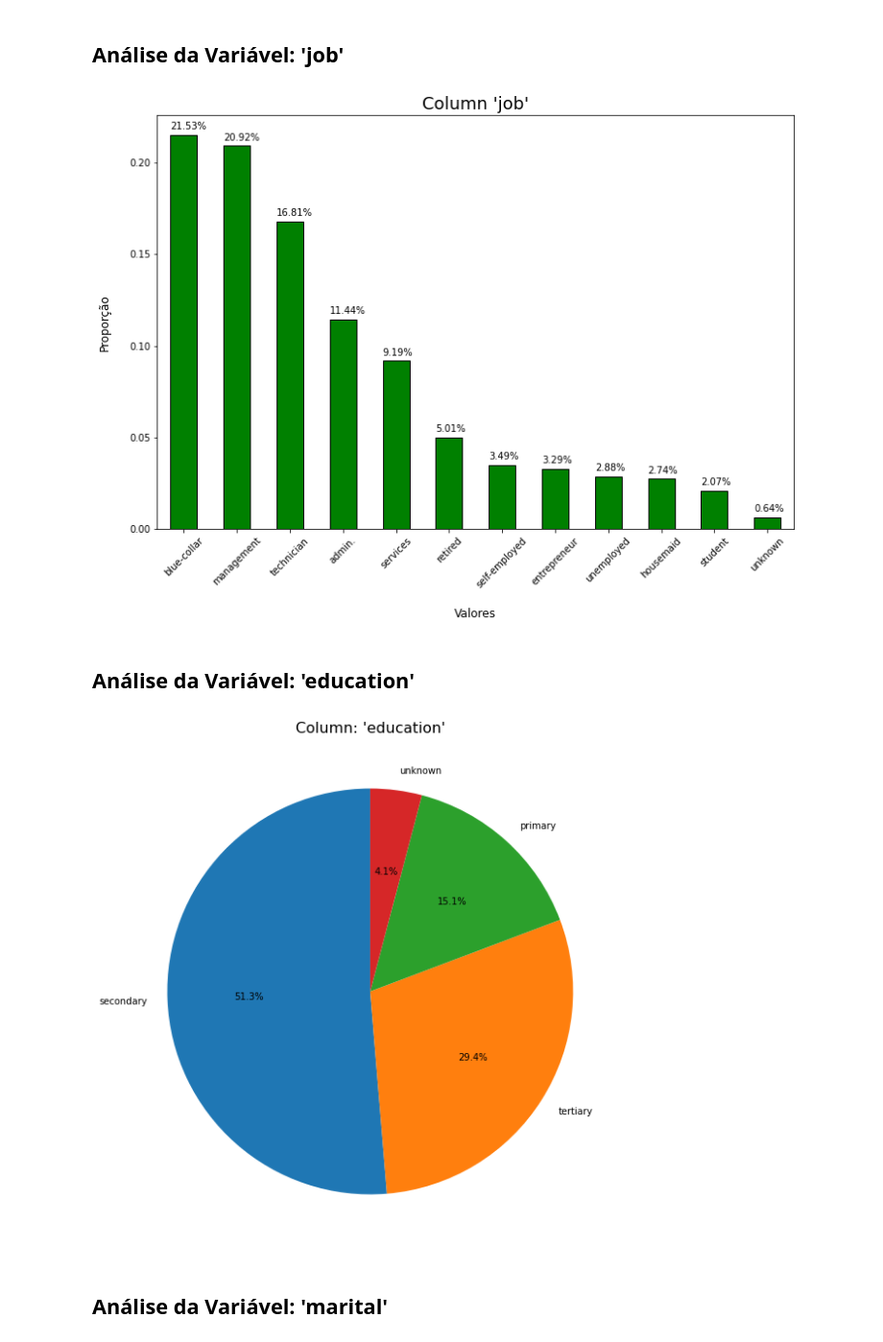
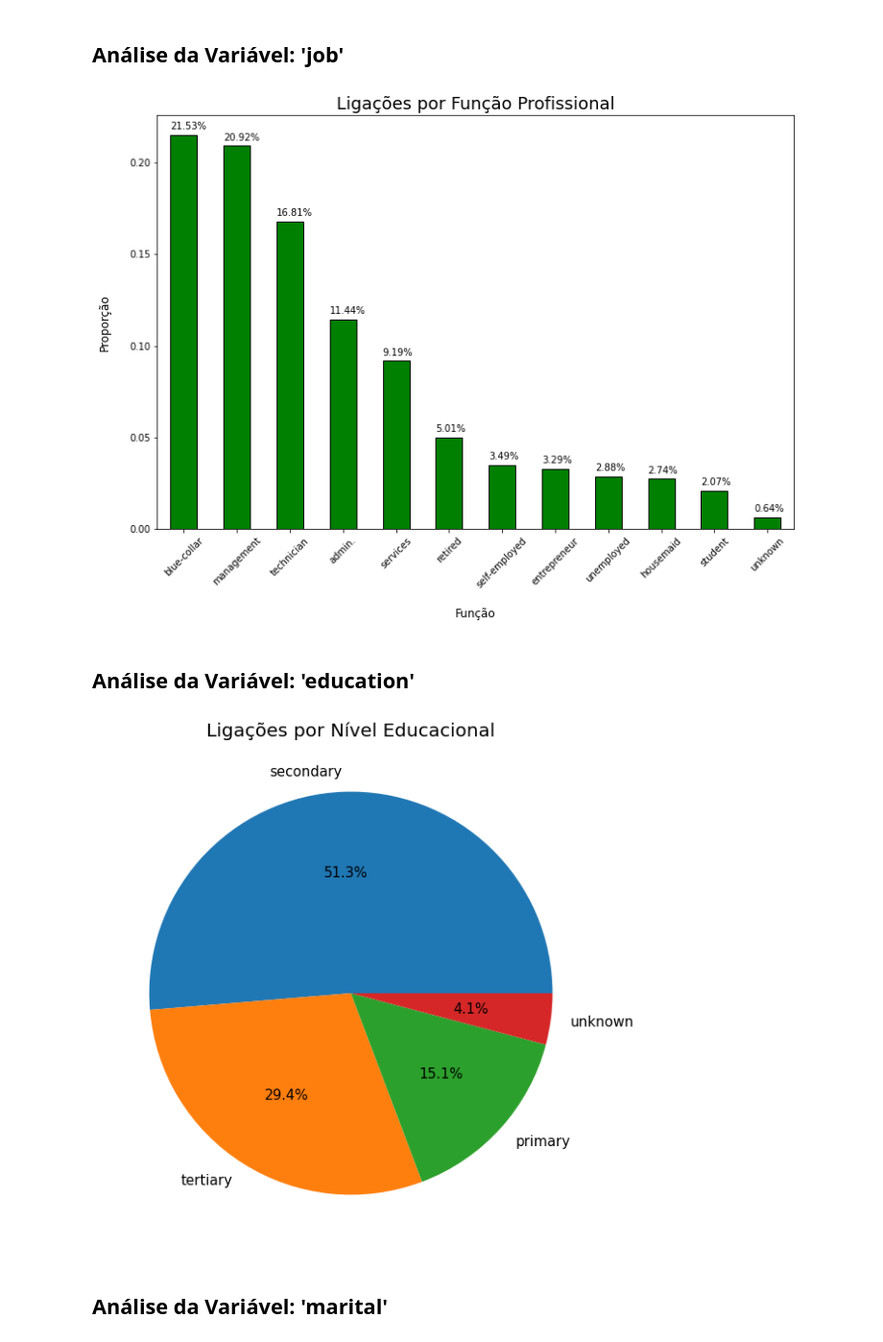
Before and after one commit to raulrosapacheco/Campanhas-Telemarketing-Financeiras, a Jupyter notebook: MarketingFinanceira.ipynb, the cells around one changed output. Shown at 96% size. Drawn from its saved outputs; the diff is of its cells as text; code cells hidden in the pictures.

```diff
--- a/MarketingFinanceira.ipynb
+++ b/MarketingFinanceira.ipynb
@@ -315,7 +315,7 @@ Valor máximo:  95
 Valor minimo:  18
 # %%
 # Criar uma lista de intervalos para cada faixa etária
-faixas_etarias = [18, 24, 30, 36, 42, 48, 54, 60, 66, 72, 78, 84, 90, 95]
+faixas_etarias = [17, 23, 29, 35, 41, 47, 53, 59, 65, 71, 77, 83, 89, 94]
 
 # Criar uma lista de rótulos para cada intervalo
 nomes_faixas_etarias = ['18-23', '24-29', '30-35', '36-41', '42-47', '48-53', '54-59', '60-65', '66-71', '72-77', '78-83', '84-89', '90-95']
@@ -361,8 +361,8 @@ proporcao = df['job'].value_counts(normalize=True)
 
 ax = proporcao.plot(kind='bar', color='green', edgecolor='black', figsize=(12,8))
 
-ax.set_title("Column 'job'", fontsize=18)
-ax.set_xlabel('\nValores', fontsize=12)
+ax.set_title("Ligações por Função Profissional", fontsize=18)
+ax.set_xlabel('\nFunção', fontsize=12)
 ax.set_ylabel('Proporção\n', fontsize=12)
 
 
@@ -374,22 +374,23 @@ plt.xticks(rotation=45)
 
 plt.show()
 # %% [output]
-[figure, old version]
+[figure, new version]
 # %% [markdown]
 ## Análise da Variável: 'education'
 # %%
 # contar o número de ocorrências de cada valor na coluna 'education'
 counts = df['education'].value_counts()
 
 # criar um gráfico de pizza com a proporção de cada valor
 fig, ax = plt.subplots(figsize=(10, 10)) # definir tamanho do gráfico
-ax.pie(counts, labels=counts.index, autopct='%1.1f%%', startangle=90) # adicionar argumentos para personalizar o gráfico
-ax.set_title("Column: 'education'", fontsize=16) # adicionar título
+ax.pie(counts, labels=counts.index, autopct='%1.1f%%', textprops={'fontsize': 15}) # adicionar argumentos para personalizar o gráfico
+
+ax.set_title("Ligações por Nível Educacional", fontsize=20) # adicionar título
 
 # exibir o gráfico
 plt.show()
 # %% [output]
-[figure, old version]
+[figure, new version]
 # %% [markdown]
 ## Análise da Variável: 'marital'
 # %%
```
Also changed, not shown: parts of 12 cells of this notebook.
